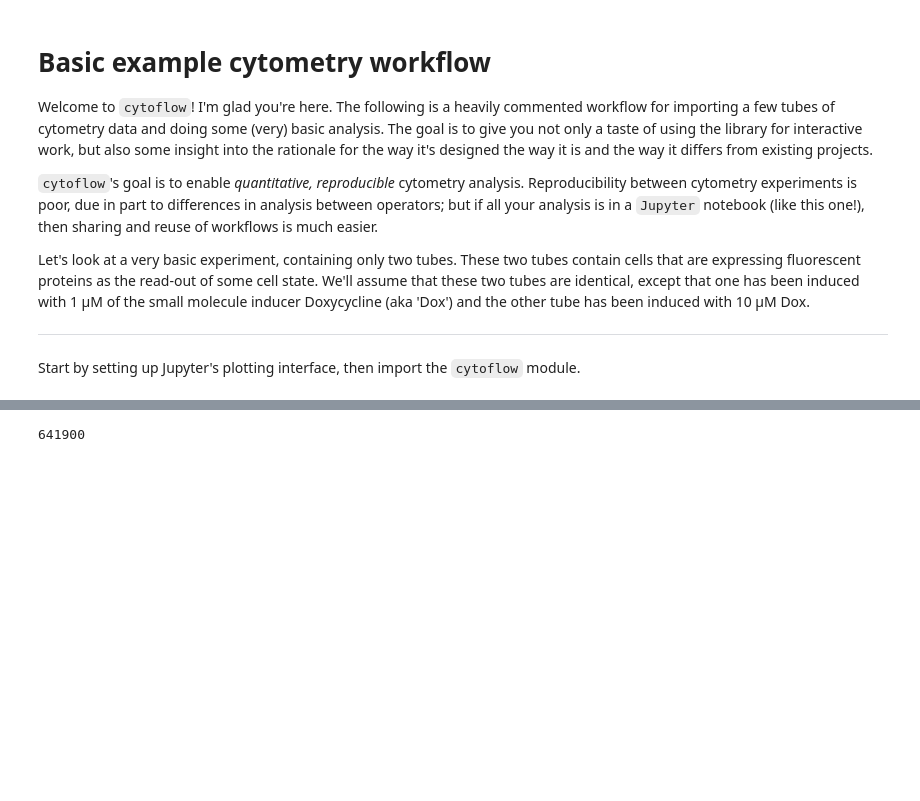
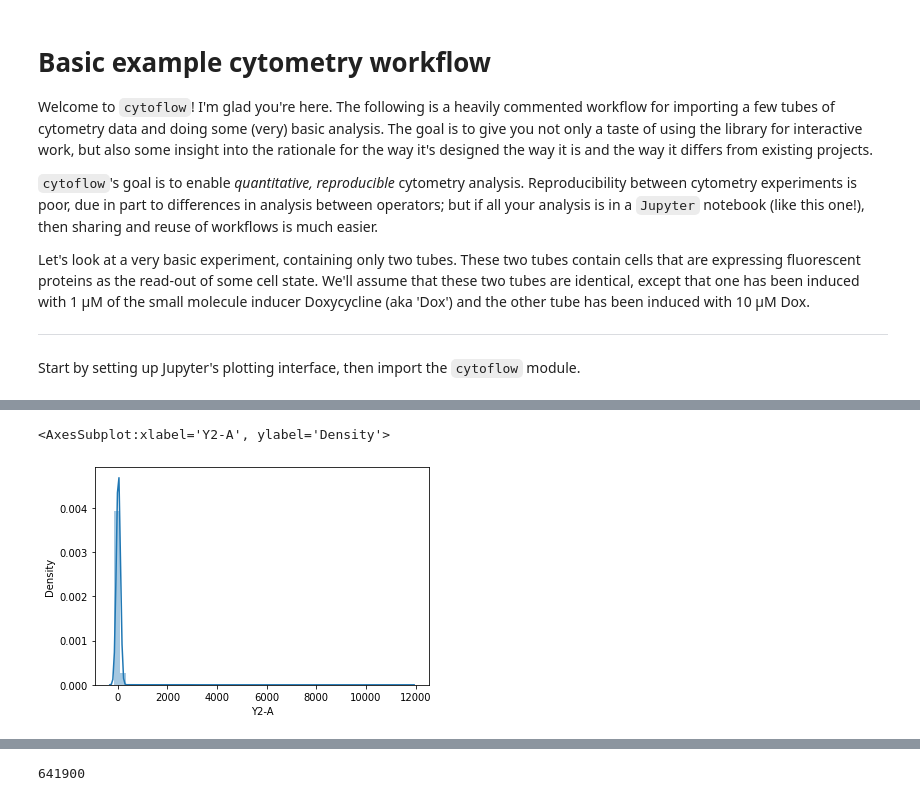
Before and after one commit to bensonlee5/cytoflow, a Jupyter notebook: docs/examples-basic/BL FCS example.ipynb, the cells around one changed output, grey strips where cells are left out. Drawn from its saved outputs; the diff is of its cells as text; code cells hidden in the pictures; blank space fills up the shorter version.

```diff
--- a/docs/examples-basic/BL FCS example.ipynb
+++ b/docs/examples-basic/BL FCS example.ipynb
@@ -21,0 +36,5 @@ meta, data = fcsparser.parse('data/RFP_Well_A3.fcs', reformat_meta=True)
+# %%
+sns.distplot(data_cfp['Y2-A'])
+# %% [output]
+<AxesSubplot:xlabel='Y2-A', ylabel='Density'>
+[figure, added]
```
Also changed, not shown: parts of 19 cells of this notebook, 2 other files.
